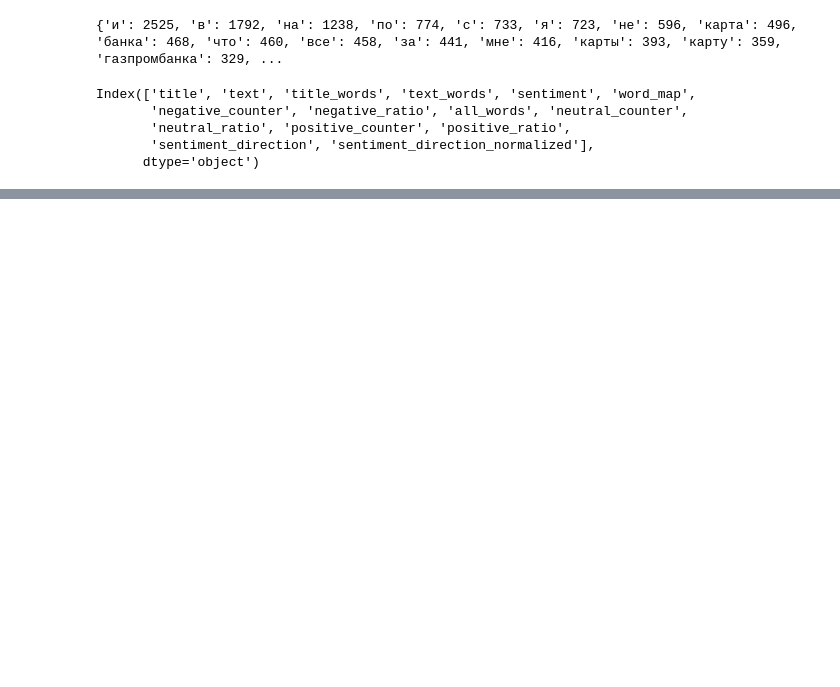
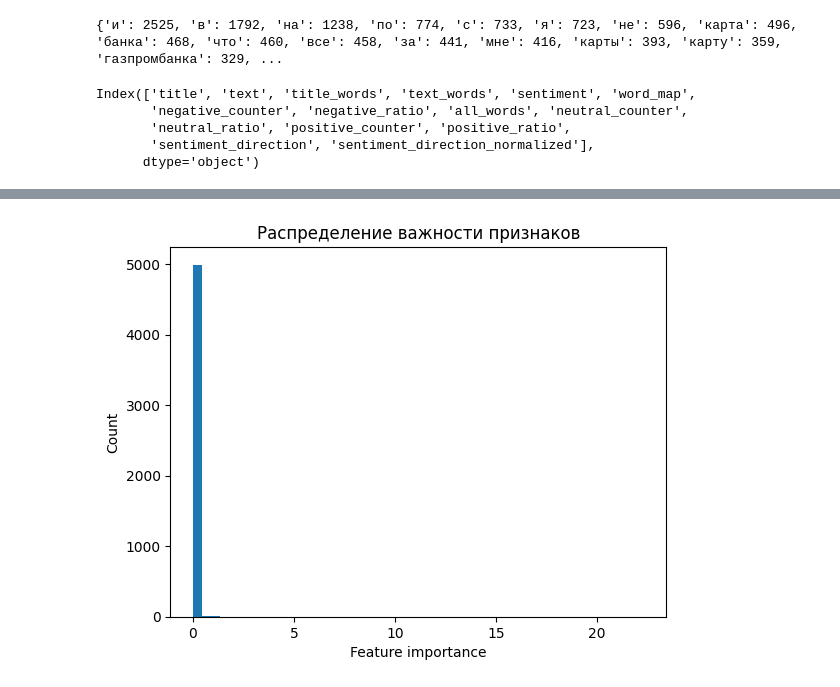
Before and after one commit to Segun228/gazprom_feedback_analyzer_man, a Jupyter notebook: custom_small_models/models.ipynb, the cells around one changed output, grey strips where cells are left out. Cells and saved outputs as stored; diff of their text form; code cells hidden in the pictures; blank space fills up the shorter version.

Commit message:
trying to create additional models

```diff
--- a/custom_small_models/models.ipynb
+++ b/custom_small_models/models.ipynb
@@ -1245,0 +1260,27 @@ russian_stopwords = set([
+# %%
+from catboost import CatBoostClassifier
+from sklearn.compose import ColumnTransformer
+from sklearn.feature_extraction.text import TfidfVectorizer
+from sklearn.preprocessing import RobustScaler
+from sklearn.model_selection import train_test_split
+
+
+X_transformed = preprocessor.fit_transform(X_train, y_train)
+
+clf = CatBoostClassifier(
+    iterations=500,
+    learning_rate=0.05,
+    depth=8,
+    random_state=42,
+    verbose=100,
+    auto_class_weights='Balanced',
+    eval_metric="TotalF1",
+    early_stopping_rounds=50,
+    use_best_model=True
+)
+
+clf.fit(X_transformed, y_train, eval_set=(preprocessor.transform(X_test), y_test))
+
+
+importances = clf.get_feature_importance()
+print(importances)
@@ -1246,3 +1297,17 @@ russian_stopwords = set([
+# %%
+import numpy as np
+import matplotlib.pyplot as plt
+
+
+importances = clf.get_feature_importance()
+
+plt.hist(importances, bins=50)
+plt.xlabel("Feature importance")
+plt.ylabel("Count")
+plt.title("Распределение важности признаков")
+plt.show()
+# %% [output]
+[figure, added]
 # %%
 
 
```
Also changed, not shown: parts of 16 cells of this notebook.
